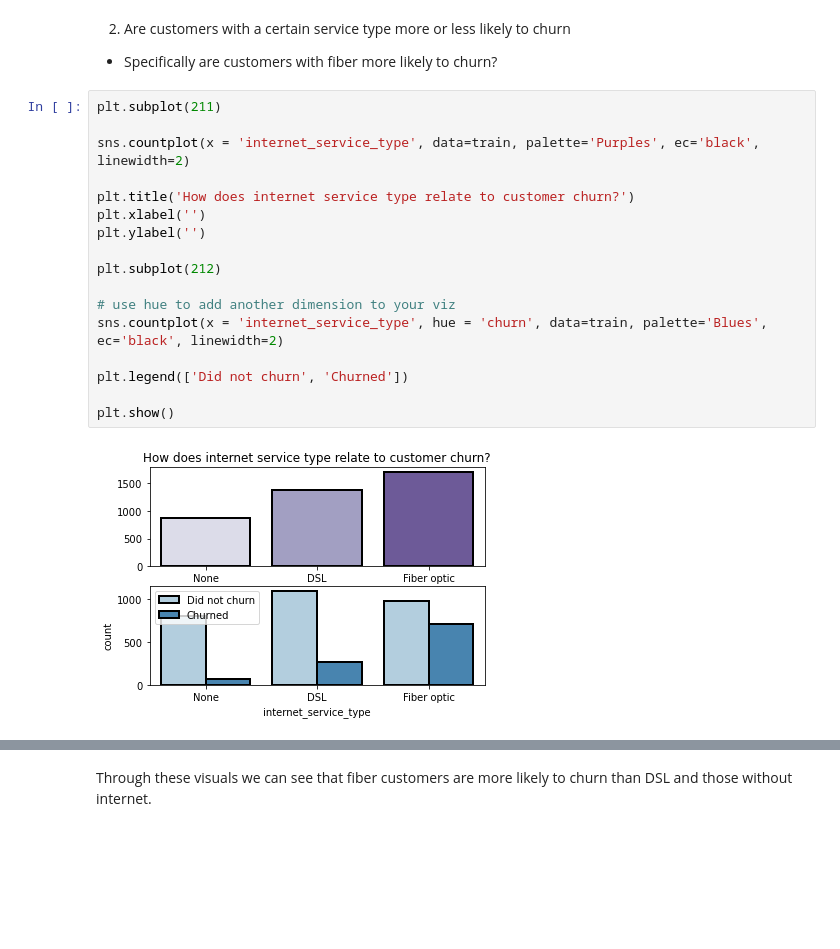
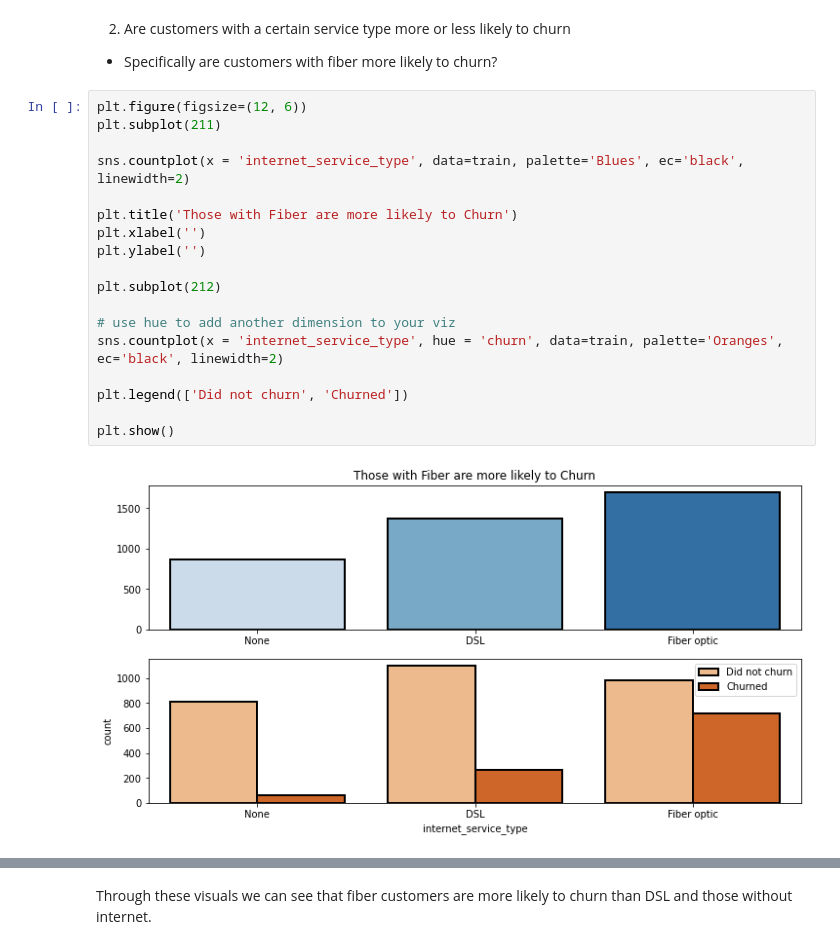
Before and after one commit to chloerwhitaker/Telco_Classification_Project, a Jupyter notebook: Telco_Classification_Report.ipynb, the cells around one changed output, grey strips where cells are left out. Cells and saved outputs as stored; diff of their text form; blank space fills up the shorter version.

```diff
--- a/Telco_Classification_Report.ipynb
+++ b/Telco_Classification_Report.ipynb
@@ -254,22 +290,23 @@ After the first month, the amount of customers that stay decrease significantly,
 2. Are customers with a certain service type more or less likely to churn
   - Specifically are customers with fiber more likely to churn?
 # %%
+plt.figure(figsize=(12, 6))
 plt.subplot(211)
 
-sns.countplot(x = 'internet_service_type', data=train, palette='Purples', ec='black', linewidth=2)
+sns.countplot(x = 'internet_service_type', data=train, palette='Blues', ec='black', linewidth=2)
 
-plt.title('How does internet service type relate to customer churn?')
+plt.title('Those with Fiber are more likely to Churn')
 plt.xlabel('')
 plt.ylabel('')
 
 plt.subplot(212)
 
 # use hue to add another dimension to your viz
-sns.countplot(x = 'internet_service_type', hue = 'churn', data=train, palette='Blues', ec='black', linewidth=2)
+sns.countplot(x = 'internet_service_type', hue = 'churn', data=train, palette='Oranges', ec='black', linewidth=2)
 
 plt.legend(['Did not churn', 'Churned'])
 
 plt.show()
 # %% [output]
-[figure, old version]
+[figure, new version]
 # %%
```
Also changed, not shown: parts of 23 cells of this notebook.
